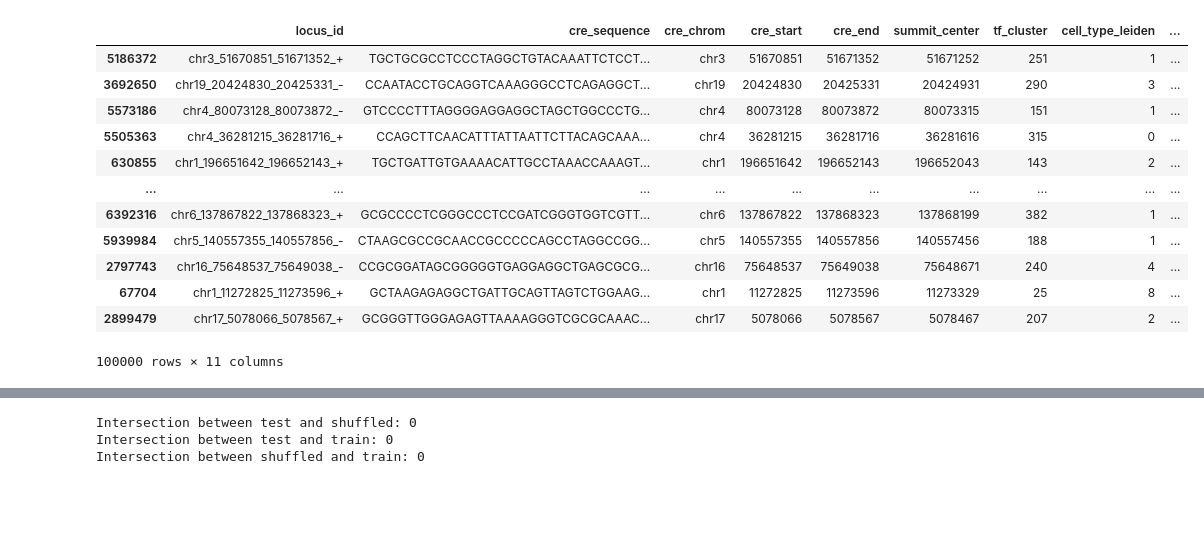
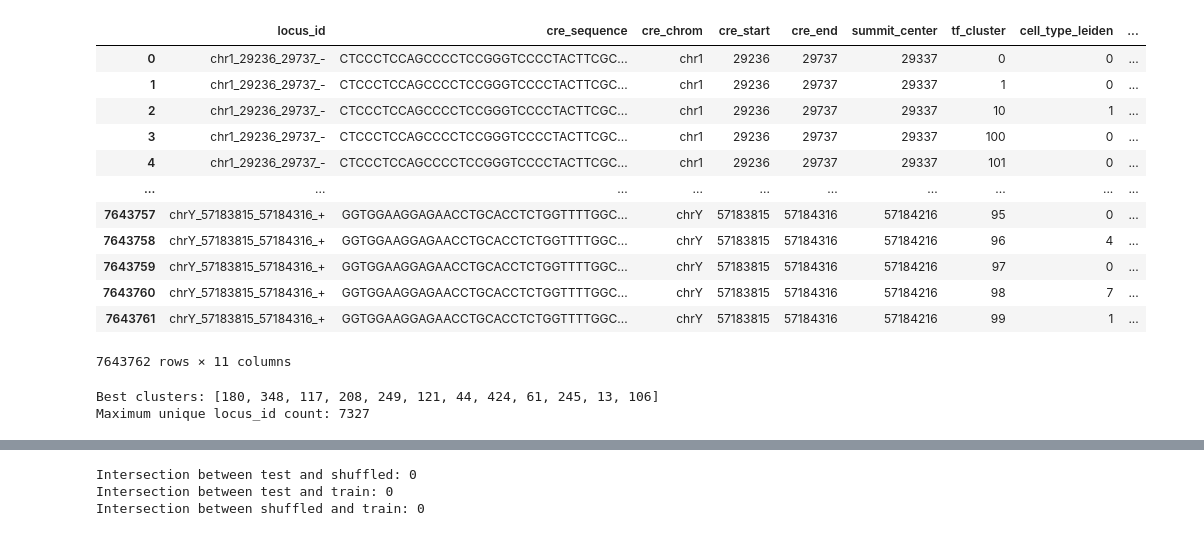
Before and after one commit to dorzhey/tf_diffusion, a Jupyter notebook: data_preprocessing/tf_data.ipynb, the cells around one changed output, grey strips where cells are left out. Drawn from its saved outputs; the diff is of its cells as text; code cells hidden in the pictures; blank space fills up the shorter version.

```diff
--- a/data_preprocessing/tf_data.ipynb
+++ b/data_preprocessing/tf_data.ipynb
@@ -8,19 +8,53 @@ import genomepy
 file_dir = os.path.abspath('')
 save_path = os.path.join(file_dir, 'generated_data')
 # %%
-df = pd.read_csv(save_path + "/sampled_df_columns_renamed_bidir.csv", index_col=0).sample(100000)
+df = pd.read_csv(save_path + "/sampled_df_columns_renamed_bidir.csv", index_col=0) #.sample(100000)
 df
 # %% [output]
 |  | locus_id | cre_sequence | cre_chrom | cre_start | cre_end | summit_center | tf_cluster | cell_type_leiden | ... |
-| 5186372 | chr3_51670851_51671352_+ | TGCTGCGCCTCCCTAGGCTGTACAAATTCTCCT... | chr3 | 51670851 | 51671352 | 51671252 | 251 | 1 | ... |
-| 3692650 | chr19_20424830_20425331_- | CCAATACCTGCAGGTCAAAGGGCCTCAGAGGCT... | chr19 | 20424830 | 20425331 | 20424931 | 290 | 3 | ... |
-| 5573186 | chr4_80073128_80073872_- | GTCCCCTTTAGGGGAGGAGGCTAGCTGGCCCTG... | chr4 | 80073128 | 80073872 | 80073315 | 151 | 1 | ... |
-| 5505363 | chr4_36281215_36281716_+ | CCAGCTTCAACATTTATTAATTCTTACAGCAAA... | chr4 | 36281215 | 36281716 | 36281616 | 315 | 0 | ... |
-| 630855 | chr1_196651642_196652143_+ | TGCTGATTGTGAAAACATTGCCTAAACCAAAGT... | chr1 | 196651642 | 196652143 | 196652043 | 143 | 2 | ... |
+| 0 | chr1_29236_29737_- | CTCCCTCCAGCCCCTCCGGGTCCCCTACTTCGC... | chr1 | 29236 | 29737 | 29337 | 0 | 0 | ... |
+| 1 | chr1_29236_29737_- | CTCCCTCCAGCCCCTCCGGGTCCCCTACTTCGC... | chr1 | 29236 | 29737 | 29337 | 1 | 0 | ... |
+| 2 | chr1_29236_29737_- | CTCCCTCCAGCCCCTCCGGGTCCCCTACTTCGC... | chr1 | 29236 | 29737 | 29337 | 10 | 1 | ... |
+| 3 | chr1_29236_29737_- | CTCCCTCCAGCCCCTCCGGGTCCCCTACTTCGC... | chr1 | 29236 | 29737 | 29337 | 100 | 0 | ... |
+| 4 | chr1_29236_29737_- | CTCCCTCCAGCCCCTCCGGGTCCCCTACTTCGC... | chr1 | 29236 | 29737 | 29337 | 101 | 0 | ... |
 | ... | ... | ... | ... | ... | ... | ... | ... | ... | ... |
-| 6392316 | chr6_137867822_137868323_+ | GCGCCCCTCGGGCCCTCCGATCGGGTGGTCGTT... | chr6 | 137867822 | 137868323 | 137868199 | 382 | 1 | ... |
-| 5939984 | chr5_140557355_140557856_- | CTAAGCGCCGCAACCGCCCCCAGCCTAGGCCGG... | chr5 | 140557355 | 140557856 | 140557456 | 188 | 1 | ... |
-| 2797743 | chr16_75648537_75649038_- | CCGCGGATAGCGGGGGTGAGGAGGCTGAGCGCG... | chr16 | 75648537 | 75649038 | 75648671 | 240 | 4 | ... |
-| 67704 | chr1_11272825_11273596_+ | GCTAAGAGAGGCTGATTGCAGTTAGTCTGGAAG... | chr1 | 11272825 | 11273596 | 11273329 | 25 | 8 | ... |
-| 2899479 | chr17_5078066_5078567_+ | GCGGGTTGGGAGAGTTAAAAGGGTCGCGCAAAC... | chr17 | 5078066 | 5078567 | 5078467 | 207 | 2 | ... |
+| 7643757 | chrY_57183815_57184316_+ | GGTGGAAGGAGAACCTGCACCTCTGGTTTTGGC... | chrY | 57183815 | 57184316 | 57184216 | 95 | 0 | ... |
+| 7643758 | chrY_57183815_57184316_+ | GGTGGAAGGAGAACCTGCACCTCTGGTTTTGGC... | chrY | 57183815 | 57184316 | 57184216 | 96 | 4 | ... |
+| 7643759 | chrY_57183815_57184316_+ | GGTGGAAGGAGAACCTGCACCTCTGGTTTTGGC... | chrY | 57183815 | 57184316 | 57184216 | 97 | 0 | ... |
+| 7643760 | chrY_57183815_57184316_+ | GGTGGAAGGAGAACCTGCACCTCTGGTTTTGGC... | chrY | 57183815 | 57184316 | 57184216 | 98 | 7 | ... |
+| 7643761 | chrY_57183815_57184316_+ | GGTGGAAGGAGAACCTGCACCTCTGGTTTTGGC... | chrY | 57183815 | 57184316 | 57184216 | 99 | 1 | ... |
-100000 rows × 11 columns
+7643762 rows × 11 columns
+# %%
+import random
+from tqdm import tqdm
+# Get unique clusters
+unique_clusters = df['tf_cluster'].unique()
+
+# Random sampling
+max_unique_locus_id = 0
+best_clusters = None
+sample_size = 100  # Number of random combinations to test
+
+dfgroupby = df.groupby('cell_type_leiden')['tf_cluster']
+
+for _ in tqdm(range(sample_size)):
+    clusters = (
+        dfgroupby
+        .apply(lambda x: random.choice(x.unique()))
+        .reset_index(drop=True).to_list()
+    )
+    temp_df = df[df['tf_cluster'].isin(clusters)]
+    temp_df = temp_df[(temp_df['cre_pos'] > 0) | (temp_df['cre_neg'] > 0)]
+
+    # Count unique locus_id
+    unique_locus_count = temp_df['locus_id'].nunique()
+
+    if unique_locus_count > max_unique_locus_id:
+        max_unique_locus_id = unique_locus_count
+        best_clusters = clusters
+
+print(f"Best clusters: {best_clusters}")
+print(f"Maximum unique locus_id count: {max_unique_locus_id}")
+# %% [output]
+Best clusters: [180, 348, 117, 208, 249, 121, 44, 424, 61, 245, 13, 106]
+Maximum unique locus_id count: 7327
```
Also changed, not shown: parts of 5 cells of this notebook, 7 other files.
